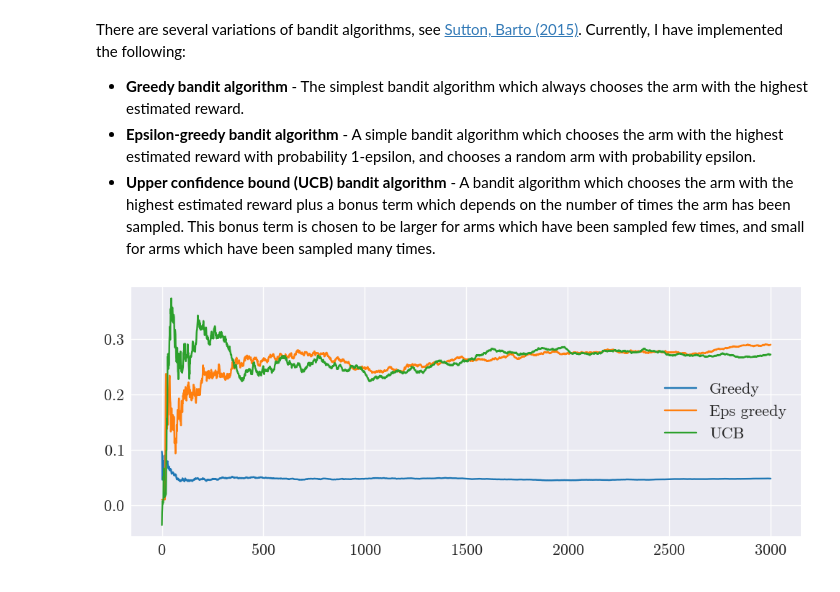
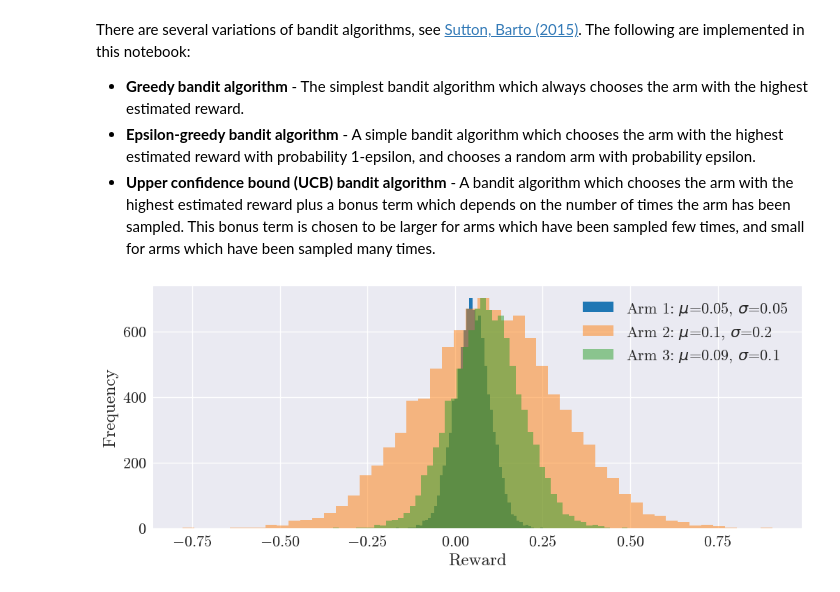
Before and after one commit to JurajZelman/multi-armed-bandits, a Jupyter notebook: main.ipynb, the cells around one changed output. Drawn from its saved outputs; the diff is of its cells as text; code cells hidden in the pictures.

```diff
--- a/main.ipynb
+++ b/main.ipynb
@@ -16,16 +19,34 @@ set_plot_style()
 # Set random seed for reproducibility
 SEED = 42
 # %% [markdown]
-There are several variations of bandit algorithms, see [Sutton, Barto (2015)](https://inst.eecs.berkeley.edu//~cs188/sp20/assets/files/SuttonBartoIPRLBook2ndEd.pdf). Currently, I have implemented the following:
+There are several variations of bandit algorithms, see [Sutton, Barto (2015)](https://inst.eecs.berkeley.edu//~cs188/sp20/assets/files/SuttonBartoIPRLBook2ndEd.pdf). The following are implemented in this notebook:
 - **Greedy bandit algorithm** - The simplest bandit algorithm which always chooses the arm with the highest estimated reward.
 - **Epsilon-greedy bandit algorithm** - A simple bandit algorithm which chooses the arm with the highest estimated reward with probability 1-epsilon, and chooses a random arm with probability epsilon.
 - **Upper confidence bound (UCB) bandit algorithm** - A bandit algorithm which chooses the arm with the highest estimated reward plus a bonus term which depends on the number of times the arm has been sampled. This bonus term is chosen to be larger for arms which have been sampled few times, and small for arms which have been sampled many times.
 # %%
-# Initialize arms
-means = [0.05, 0.3, 0.01]
-sigmas = [0.1, 1, 0]
+# Initialize arms (normal distributions)
+means = [0.05, 0.1, 0.09]
+sigmas = [0.05, 0.2, 0.1]
 arms = [NormalArm(mu, sigma, seed=SEED) for mu, sigma in zip(means, sigmas)]
 k = len(arms)
+# %%
+# Sample from the arms
+n_samples = 10000
+samples = [[arm.sample() for _ in range(n_samples)] for arm in arms]
+
+# Plot the empirical distribution of the arms
+fig, ax = plt.subplots(1, 1, figsize=(12, 4.5))
+alpha = 1
+for i, arm_samples in enumerate(samples):
+    ax.hist(arm_samples, bins=50, alpha=alpha, label=f"Arm {i+1}: $\mu$={means[i]}, $\sigma$={sigmas[i]}")
+    alpha = 0.5
+
+ax.set_xlabel("Reward")
+ax.set_ylabel("Frequency")
+ax.legend()
+plt.show()
+# %% [output]
+[figure, added]
 # %%
 # Initialize bandits
 bandits = [
@@ -36,17 +61,7 @@ bandits = [
 # %%
 # Run the simulation
-for _ in range(3010):
+for _ in range(n + shift):
     for bandit in bandits:
         arm = bandit.select_arm()
         reward = arms[arm].sample()
         bandit.update(arm, reward)
-
-# Plot the results
-fig = plt.figure(figsize=(12, 4.5))
-for bandit in bandits:
-    rewards = np.array(bandit.rewards)[10:]
-    plt.plot(np.cumsum(rewards) / np.arange(1, len(rewards) + 1), label=bandit.label)
-plt.legend()
-plt.show()
-# %% [output]
-[figure, removed]
```
Also changed, not shown: parts of 5 cells of this notebook, 4 other files.
